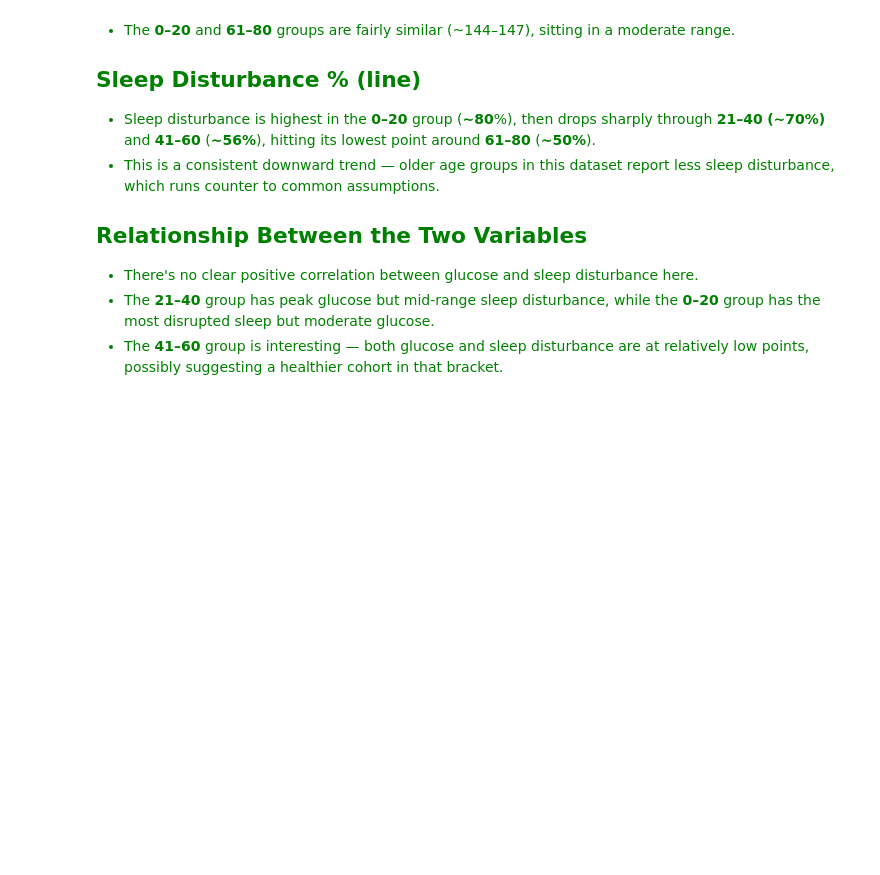
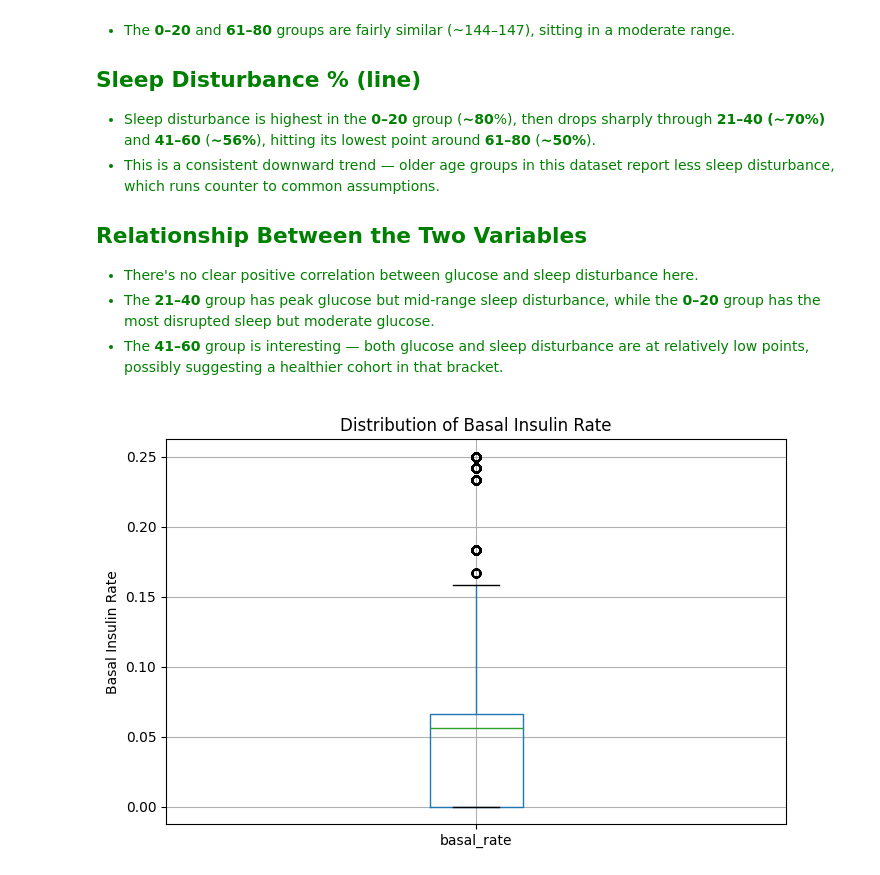
Before and after one commit to PoojaBELURE1724/Team6_DataDynamos_Python-Hackathon_MAY-2026, a Jupyter notebook: Team6_DataDynamos_category2.DescriptiveAnalysis.ipynb, the cells around one changed output. Cells and saved outputs as stored; diff of their text form; code cells hidden in the pictures; blank space fills up the shorter version.

```diff
--- a/Team6_DataDynamos_category2.DescriptiveAnalysis.ipynb
+++ b/Team6_DataDynamos_category2.DescriptiveAnalysis.ipynb
@@ -406,3 +406,11 @@ plt.show()
 - The **41–60** group is interesting — both glucose and sleep disturbance are at relatively low points, possibly suggesting a healthier cohort in that bracket.
 
 </div>
+# %%
+plt.figure(figsize=(8,5))
+df.boxplot(column='basal_rate')
+plt.ylabel('Basal Insulin Rate')
+plt.title('Distribution of Basal Insulin Rate')
+plt.show()
+# %% [output]
+[figure, added]
```
Also changed, not shown: parts of 4 cells of this notebook.
